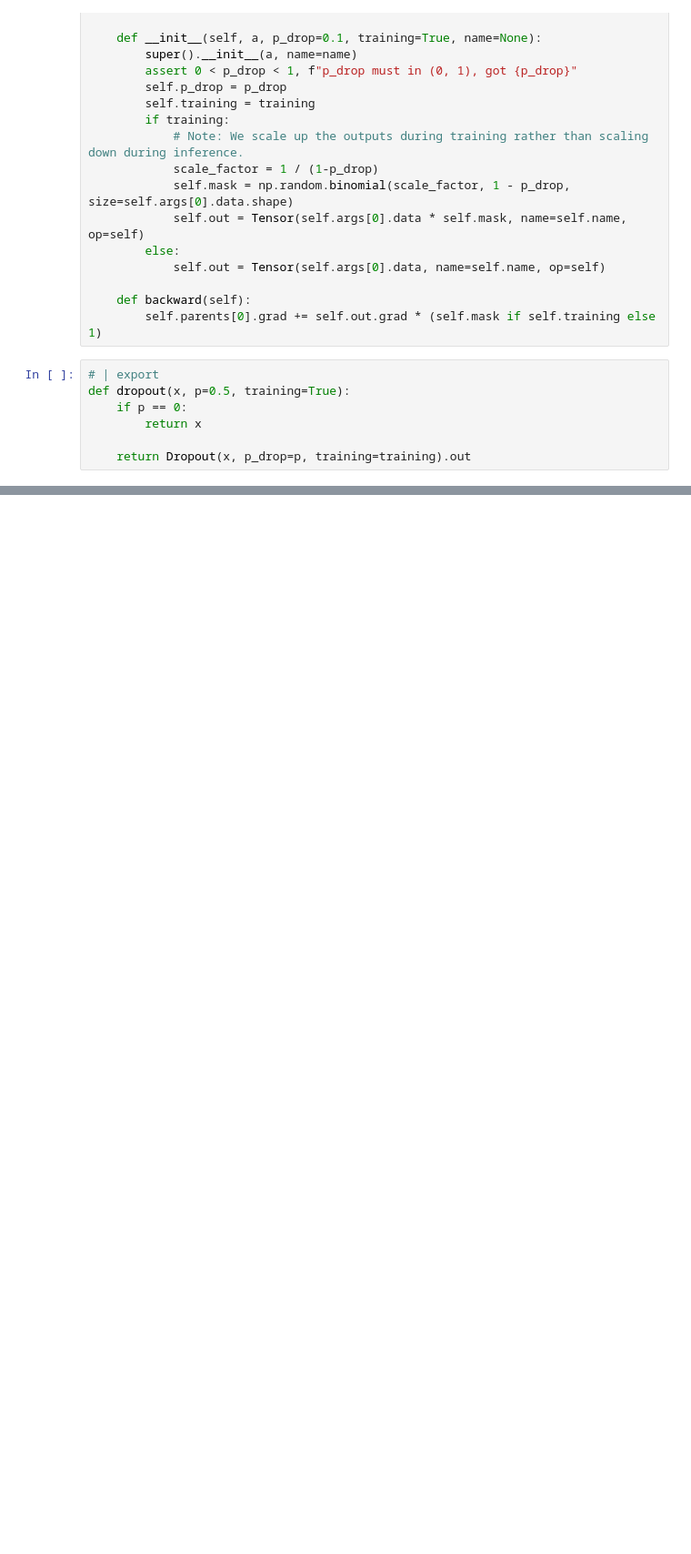
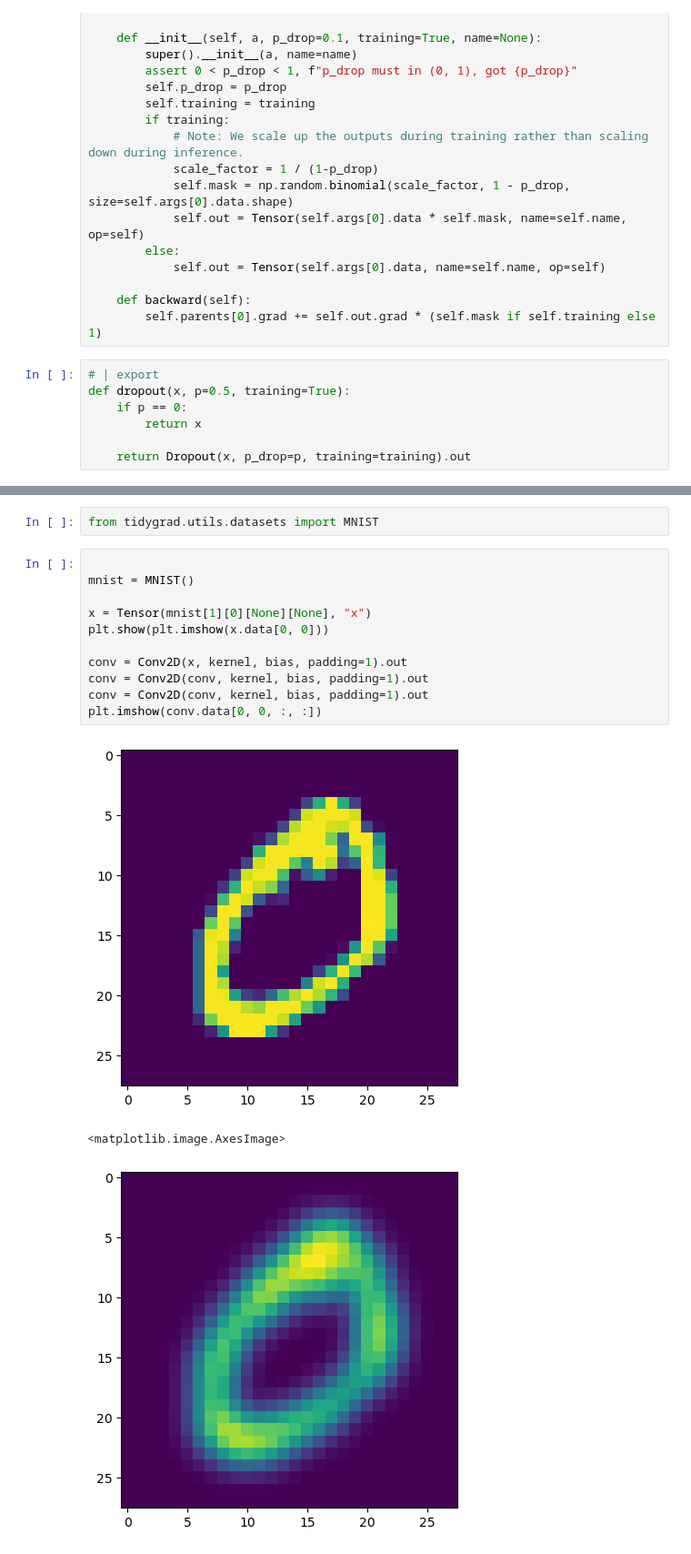
Before and after one commit to xl0/tidygrad, a Jupyter notebook: nbs/02_functional.ipynb, the cells around one changed output, grey strips where cells are left out. Shown: that part at 91% size. Saved outputs shown, nothing was run; the diff lists cells and outputs as text; blank space fills up the shorter version.

```diff
--- a/nbs/02_functional.ipynb
+++ b/nbs/02_functional.ipynb
@@ -107,0 +275,17 @@ def dropout(x, p=0.5, training=True):
+# %%
+from tidygrad.utils.datasets import MNIST
+# %%
+
+mnist = MNIST()
+
+x = Tensor(mnist[1][0][None][None], "x")
+plt.show(plt.imshow(x.data[0, 0]))
+
+conv = Conv2D(x, kernel, bias, padding=1).out
+conv = Conv2D(conv, kernel, bias, padding=1).out
+conv = Conv2D(conv, kernel, bias, padding=1).out
+plt.imshow(conv.data[0, 0, :, :])
+# %% [output]
+[figure, added]
+<matplotlib.image.AxesImage>
+[figure, added]
```
Also changed, not shown: parts of 13 cells of this notebook, 11 other files.
